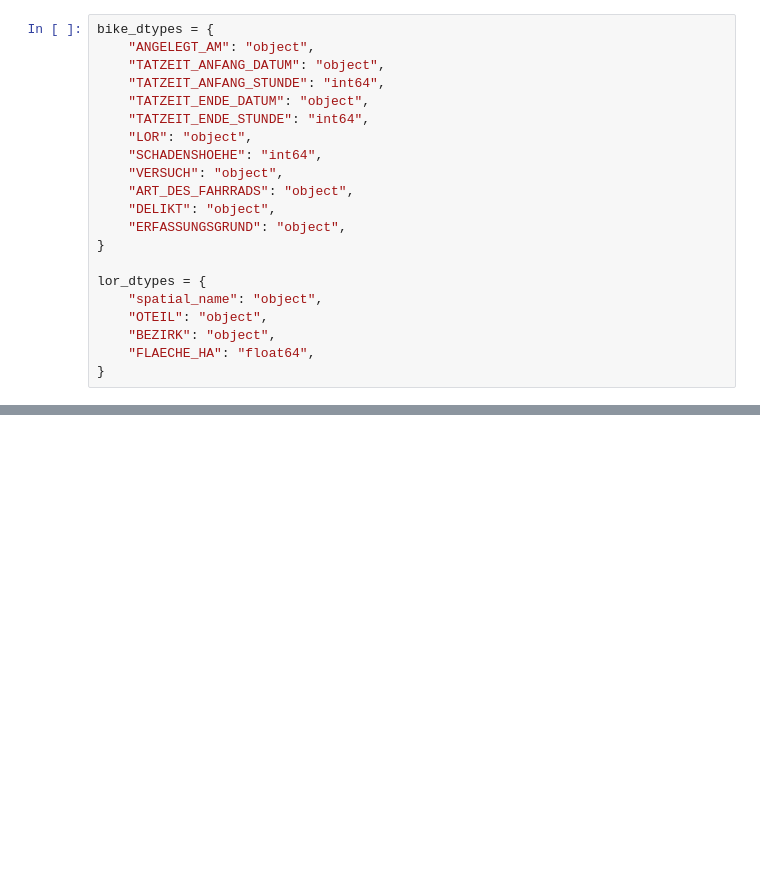
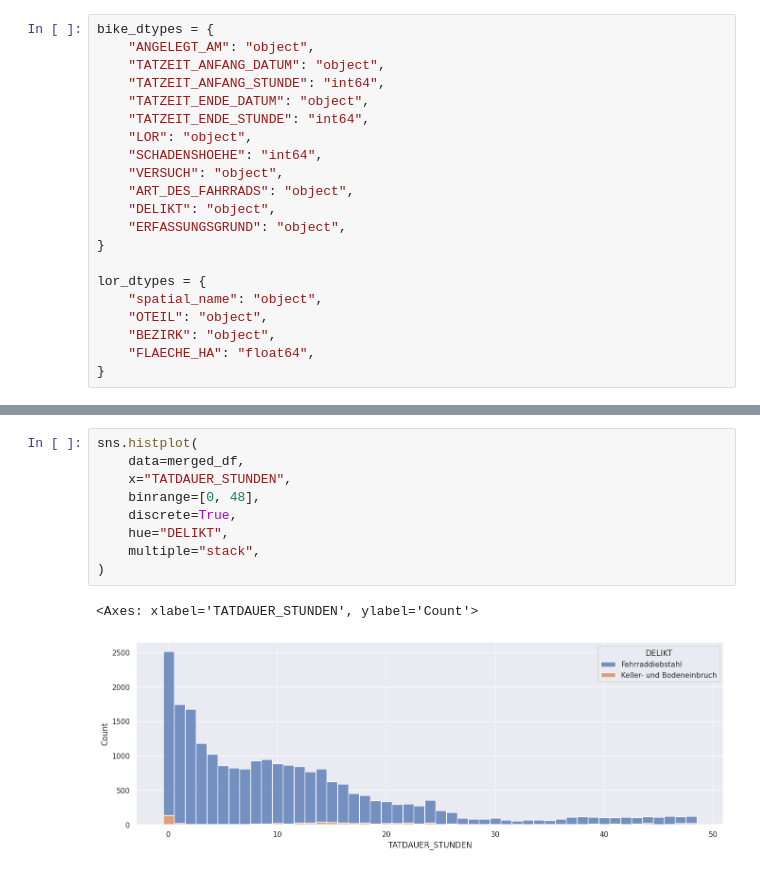
Before and after one commit to adrian-baumann/application_challenge, a Jupyter notebook: exploration.ipynb, the cells around one changed output, grey strips where cells are left out. Drawn from its saved outputs; the diff is of its cells as text; blank space fills up the shorter version.

```diff
--- a/exploration.ipynb
+++ b/exploration.ipynb
@@ -109,0 +216,12 @@ memory usage: 3.0+ MB
+# %%
+sns.histplot(
+    data=merged_df,
+    x="TATDAUER_STUNDEN",
+    binrange=[0, 48],
+    discrete=True,
+    hue="DELIKT",
+    multiple="stack",
+)
+# %% [output]
+<Axes: xlabel='TATDAUER_STUNDEN', ylabel='Count'>
+[figure, added]
```
Also changed, not shown: parts of 24 cells of this notebook.
